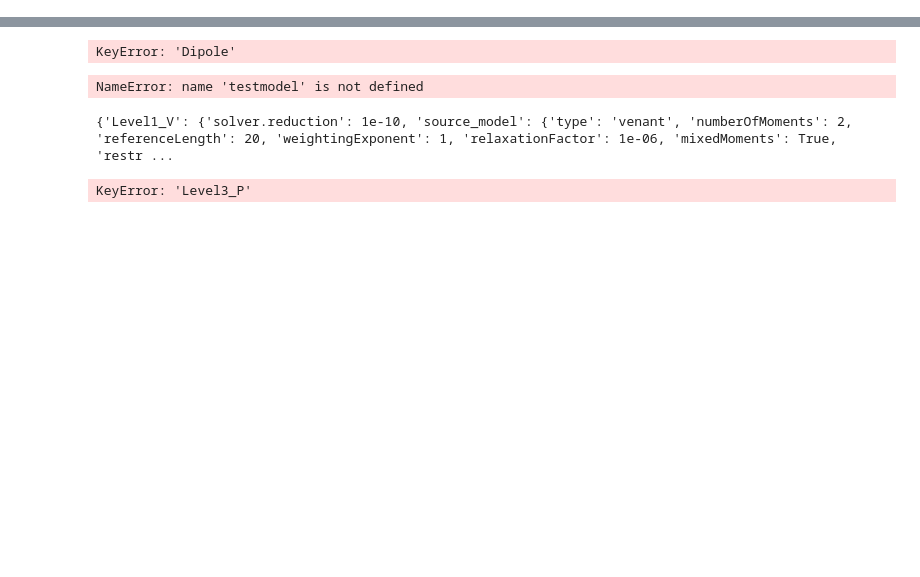
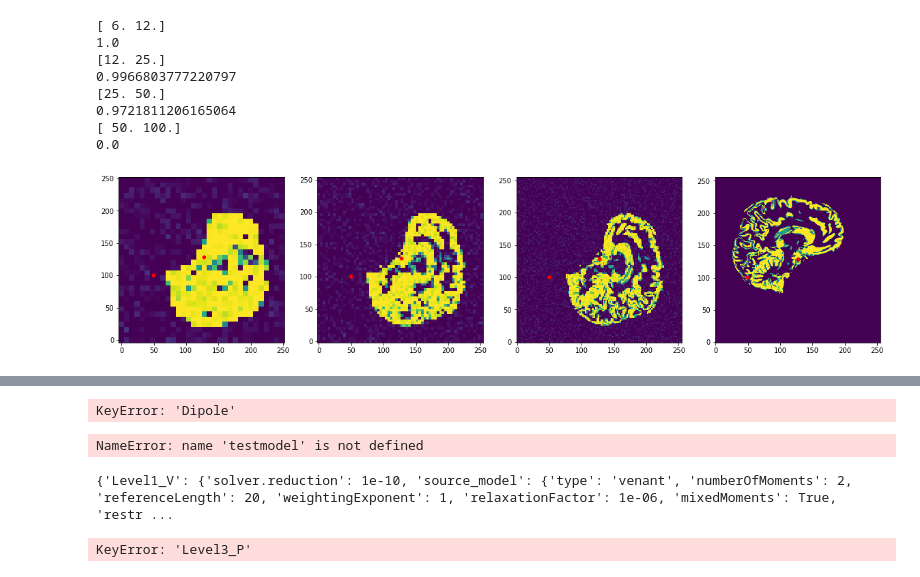
Before and after one commit to annegretW/Masterarbeit_EEG_Uncertainties, a Jupyter notebook: masterarbeit/2d/python/test.ipynb, the cells around one changed output, grey strips where cells are left out. Drawn from its saved outputs; the diff is of its cells as text; code cells hidden in the pictures; blank space fills up the shorter version.

Commit message:
New tests and evaluations

```diff
--- a/masterarbeit/2d/python/test.ipynb
+++ b/masterarbeit/2d/python/test.ipynb
@@ -133,3 +115,63 @@ plt.show()
+# %%
+from os import name
+import utility_functions
+import evaluations
+
+fig, axis = plt.subplots(1,4, figsize=(20,5))
+
+paths = [
+    "/home/anne/Masterarbeit/masterarbeit/2d/data/mesh_hex_32.npz",
+    "/home/anne/Masterarbeit/masterarbeit/2d/data/mesh_hex_64.npz",
+    "/home/anne/Masterarbeit/masterarbeit/2d/data/mesh_hex_128.npz",
+    "/home/anne/Masterarbeit/masterarbeit/2d/data/mesh_hex_256.npz"]
+numbers = [32,64,128,256]
+
+point = [50,100]
+start = [128,128]
+for i in range(4):
+    n = numbers[i]
+
+    mesh = np.load(paths[i])
+
+    elements = mesh['elements']
+    nodes = mesh['nodes']
+    labels = mesh['labels']
+    gray_probs = mesh['gray_probs']
+
+    x = np.zeros(n+1)
+    y = np.zeros(n+1)
+    z = np.ndarray((n,n),float)
+    g = np.ndarray((n,n),float)
+
+    x = nodes[:n,0]
+    y = nodes[:n,0]
+
+    for k in range(n):
+        for j in range(n):
+            z[k,j] = labels[j+n*k]
+            g[k,j] = gray_probs[j+n*k]
+
+    axis[i].pcolormesh(x,y,g)
+    axis[i].set_aspect(1)
+    evaluations.draw_point(axis[i], [start[1],start[0]], alpha=1)
+
+    evaluations.draw_point(axis[i], [point[0],point[1]], alpha=1)
+
+    c = utility_functions.find_next_center(mesh,'hex',point)
+    print(c)
+    print(g[int(c[0]),int(c[1])])
+
+plt.show()
+# %% [output]
+[ 6. 12.]
+1.0
+[12. 25.]
+0.9966803777220797
+[25. 50.]
+0.9721811206165064
+[ 50. 100.]
+0.0
+[figure, added]
 # %%
 from os import name
 import utility_functions
```
Also changed, not shown: parts of 3 cells of this notebook, 9 other files.
